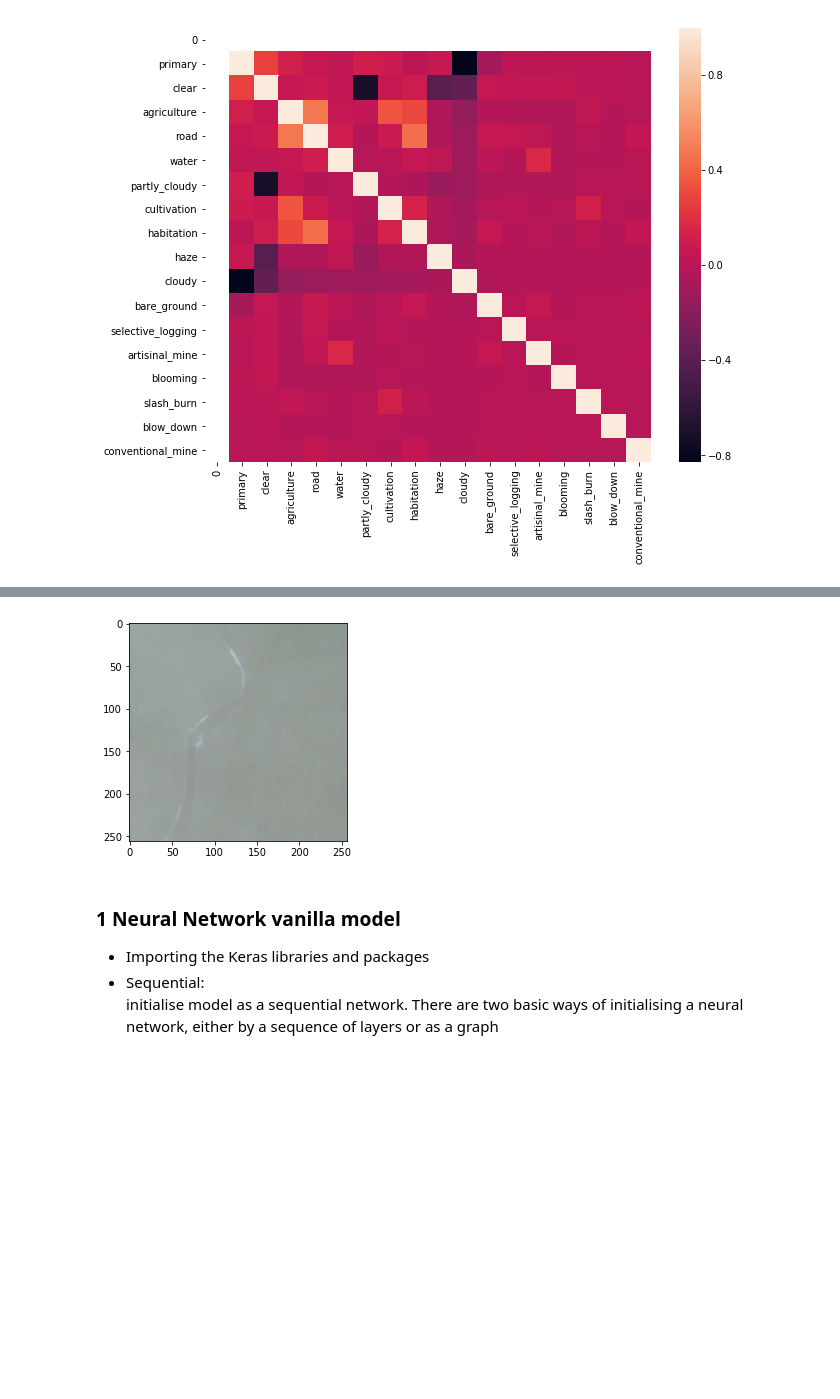
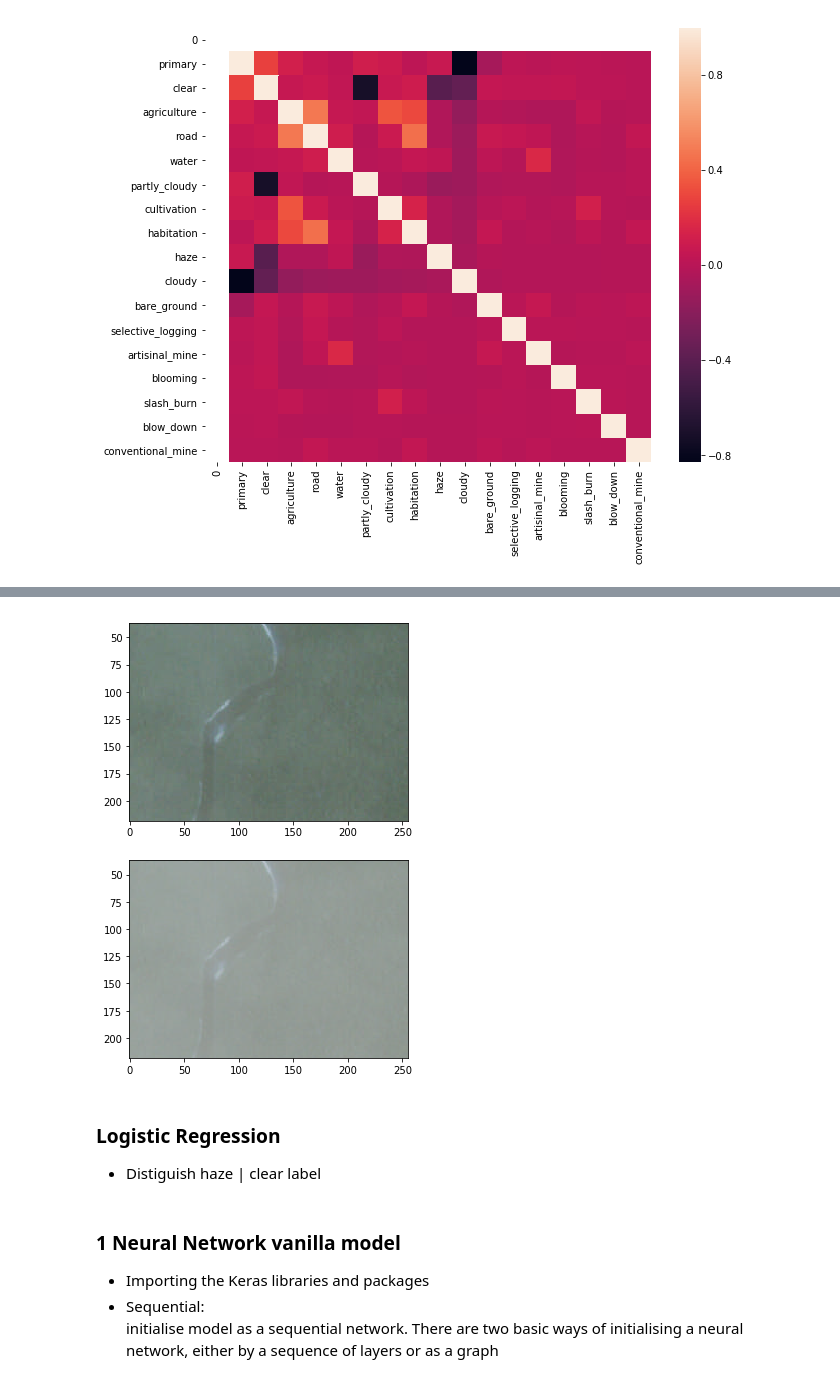
Before and after one commit to mumuxi15/02-Data-Science-Project, a Jupyter notebook: Multilabel image classification/Planet.ipynb, the cells around one changed output, grey strips where cells are left out. Saved outputs shown, nothing was run; the diff lists cells and outputs as text; code cells hidden in the pictures; blank space fills up the shorter version.

```diff
--- a/Multilabel image classification/Planet.ipynb
+++ b/Multilabel image classification/Planet.ipynb
@@ -22,8 +22,8 @@ import seaborn as sns
 import glob, os
 import cv2
 # %%
-# kaggle_path = '/home/ubuntu/.kaggle/competitions/planet-understanding-the-amazon-from-space/train-jpg/'
-kaggle_path = '/Users/mumuxi/.kaggle/competitions/planet-understanding-the-amazon-from-space/train-jpg/'
+# kaggle_path = '/home/ubuntu/.kaggle/competitions/planet-understanding-the-amazon-from-space/'
+kaggle_path = '/Users/mumuxi/.kaggle/competitions/planet-understanding-the-amazon-from-space/'
 labels = pd.read_csv('train_v2.csv')
 print ('Number of unique tags',len(labels['tags'].unique()))
 labels.head(5)
@@ -221,7 +204,10 @@ Int64Index([    0,     5,     7,    43,    60,   104,   132,   133,   136,
 # %%
-example_photo_no(5)
+compare_photos(5)
 # %% [output]
-[figure, old version]
+[figure, new version]
+# %% [markdown]
+### Logistic Regression
+- Distiguish haze | clear label
 # %% [markdown]
 ### 1 Neural Network vanilla model
 - Importing the Keras libraries and packages
```
Also changed, not shown: parts of 15 cells of this notebook.
